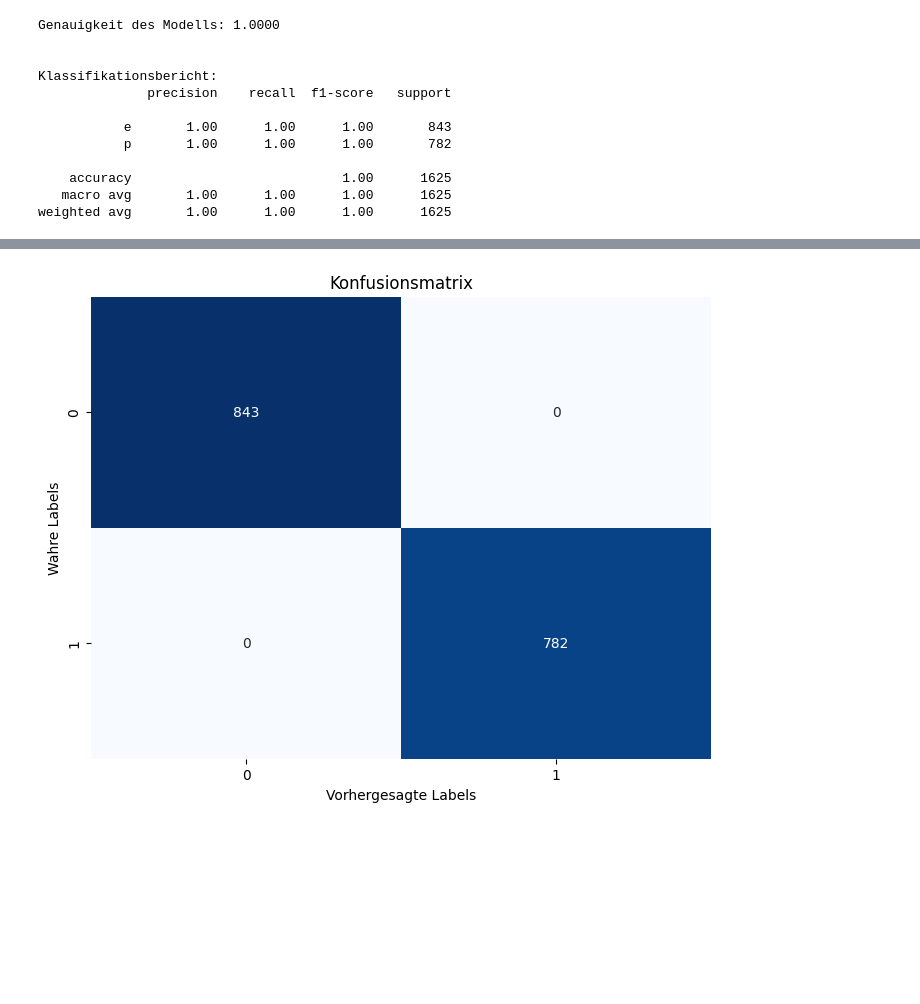
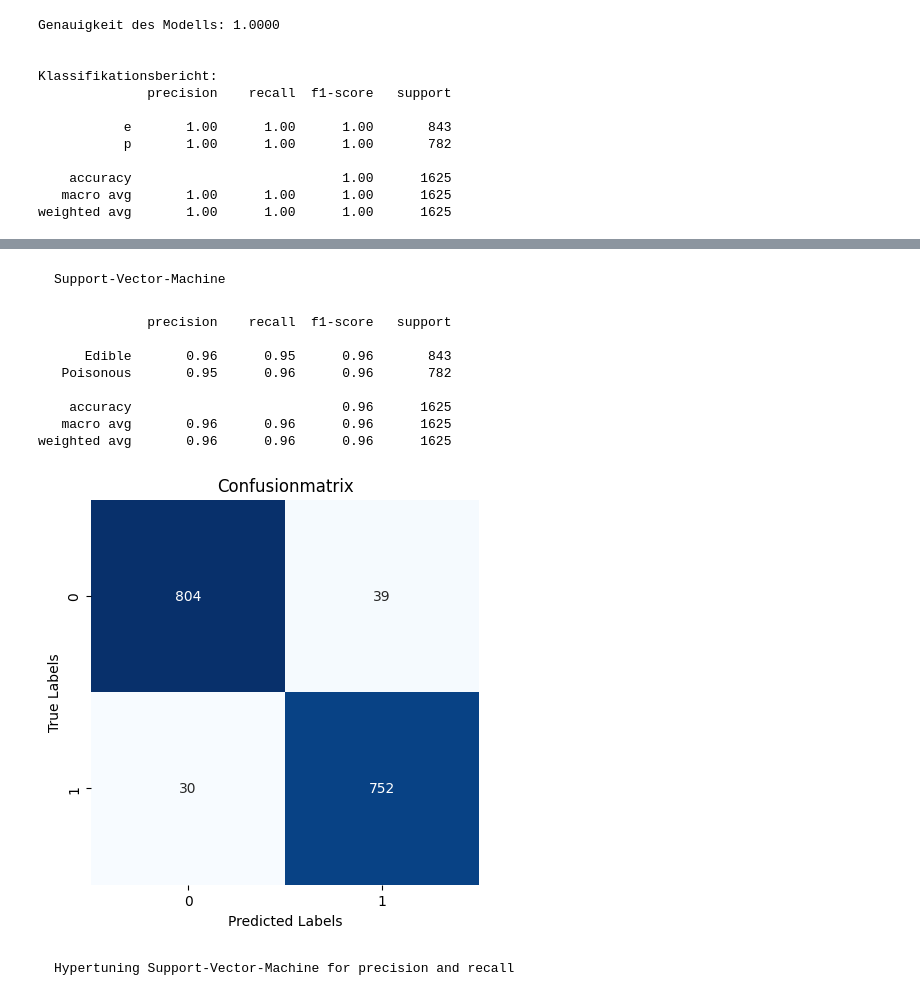
Before and after one commit to Julian-wi22060/DataExplorationProject, a Jupyter notebook: marquardt.ipynb, the cells around one changed output, grey strips where cells are left out. Drawn from its saved outputs; the diff is of its cells as text; code cells hidden in the pictures; blank space fills up the shorter version.

```diff
--- a/marquardt.ipynb
+++ b/marquardt.ipynb
@@ -263,13 +201,0 @@ Top 10 features based on chi-square: ['population', 'spore-print-color', 'habita
-# %%
-# Paarplot für alle RFE-Merkmale
-selected_features = ['ring-type', 'ring-number', 'veil-color', 'stalk-surface-above-ring', 'stalk-root',
-       'gill-size', 'gill-spacing', 'gill-attachment', 'odor', 'bruises']
-
-# Stelle sicher, dass 'class' eine kategoriale Variable ist
-mushroom_data['class'] = mushroom_data['class'].astype('category')
-
-# Färbe die Punkte entsprechend der Zielklasse ein
-sns.pairplot(data=mushroom_data, vars=selected_features, hue='class', palette='Set1', diag_kind='hist')
-
-plt.suptitle('Pairplot für ausgewählte Merkmale', y=1.02)
-plt.show()
@@ -658,10 +583,43 @@ weighted avg       1.00      1.00      1.00      1625
+# %% [markdown]
+    Support-Vector-Machine
+# %%
+enc_x = OrdinalEncoder()
+enc_y = LabelEncoder()
+
+x_train_transf = enc_x.fit_transform(X_train)
+x_test_transf = enc_x.transform(X_test)
+
+y_train_transf = enc_y.fit_transform(y_train)
+y_test_transf = enc_y.transform(y_test)
+
+scaling = MinMaxScaler(feature_range=(-1,1)).fit(x_train_transf)
+x_train_rescaled = scaling.transform(x_train_transf)
+
+C = 1.0
+svc = svm.SVC(kernel='linear', C=C).fit(x_train_rescaled, y_train_transf)
+
+y_pred_test = svc.predict(scaling.transform(x_test_transf))
+
+print(classification_report(y_test_transf, y_pred_test, target_names = ["Edible", "Poisonous"]))
+# %% [output]
+              precision    recall  f1-score   support
+
+      Edible       0.96      0.95      0.96       843
+   Poisonous       0.95      0.96      0.96       782
+
+    accuracy                           0.96      1625
+   macro avg       0.96      0.96      0.96      1625
+weighted avg       0.96      0.96      0.96      1625
 # %%
-# Konfusionsmatrix
+cm = confusion_matrix(y_test_transf, y_pred_test)
+
 plt.figure(figsize=(5, 5))
 sns.heatmap(cm, annot=True, fmt="d", cmap="Blues", cbar=False)
 plt.xlabel('Predicted Labels')
 plt.ylabel('True Labels')
 plt.title('Confusionmatrix')
 plt.show()
 # %% [output]
-[figure, old version]
+[figure, new version]
+# %% [markdown]
+    Hypertuning Support-Vector-Machine for precision and recall
```
Also changed, not shown: parts of 30 cells of this notebook, 2 other files.
